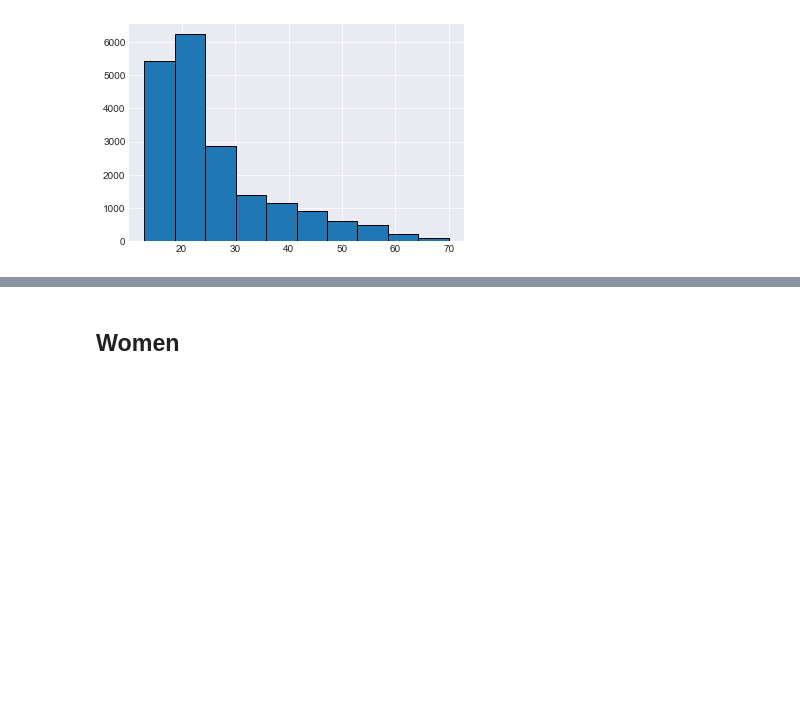
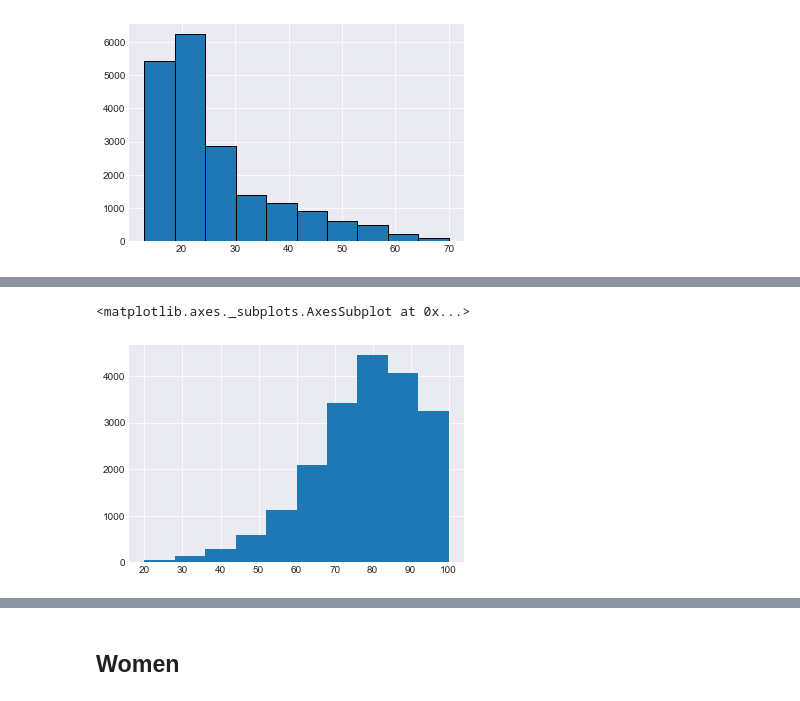
Before and after one commit to vincefav/big-five-age-and-gender, a Jupyter notebook: Big five - Age and gender.ipynb, the cells around one changed output, grey strips where cells are left out. Saved outputs shown, nothing was run; the diff lists cells and outputs as text; code cells hidden in the pictures; blank space fills up the shorter version.

```diff
--- a/Big five - Age and gender.ipynb
+++ b/Big five - Age and gender.ipynb
@@ -63,0 +75,17 @@ men.drop('age', axis=1).std().sort_values().plot.barh(figsize=(5,16), grid=T)
+# %%
+data['Agreeableness'] =\
+(data['I take time out for others.'] +
+data['I am interested in people.'] +
+data["I sympathize with others' feelings."] +
+data['I have a soft heart.'] +
+data['I make people feel at ease.'] +
+data["I feel others' emotions."] +
+(6 - data["I am not interested in other people\'s problems."]) +
+(6 - data["I insult people."]) +
+(6 - data["I feel little concern for others."]) +
+(6 - data['I am not really interested in others.']))/.5
+
+data['Agreeableness'].hist()
+# %% [output]
+<matplotlib.axes._subplots.AxesSubplot at 0x...>
+[figure, added]
```
Also changed, not shown: parts of 8 cells of this notebook.
